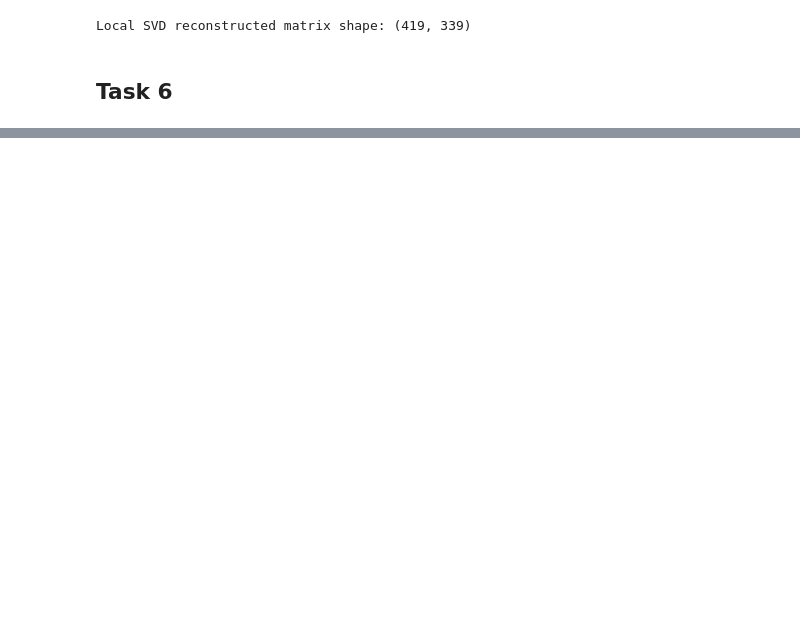
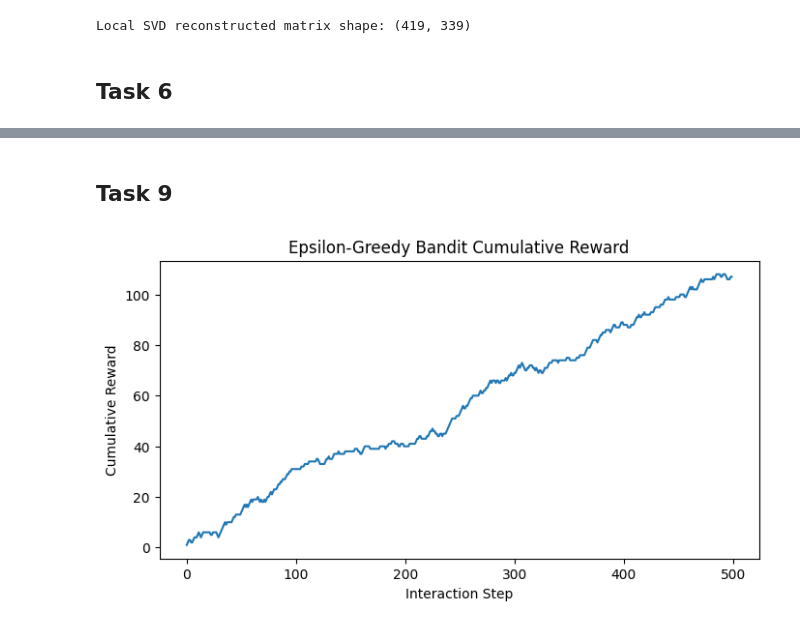
Before and after one commit to ashcrows/iitj_m25de1047_mlbd_Assignment03, a Jupyter notebook: notebook/assignment03.ipynb, the cells around one changed output, grey strips where cells are left out. Cells and saved outputs as stored; diff of their text form; code cells hidden in the pictures; blank space fills up the shorter version.

```diff
--- a/notebook/assignment03.ipynb
+++ b/notebook/assignment03.ipynb
@@ -638,0 +867,51 @@ Traceback (most recent call last):  File "<frozen runpy>", line 198, in _run_mod
+# %% [markdown]
+## Task 9
+# %%
+# Multi-Armed Bandit with epsilon-greedy
+rl_pd = ratings.select("userId", "movieId", "rating").toPandas()
+popular_movies = rl_pd.groupby("movieId")["rating"].count().sort_values(ascending=False).head(200).index.tolist()
+rl_subset = rl_pd[rl_pd["movieId"].isin(popular_movies)].copy()
+
+reward_table = defaultdict(dict)
+for row in rl_subset.itertuples(index=False):
+    reward_table[row.userId][row.movieId] = 1 if row.rating >= 4.0 else -1
+
+class EpsilonGreedyBandit:
+    def __init__(self, arms, epsilon=0.1):
+        self.arms = arms
+        self.epsilon = epsilon
+        self.counts = {a: 0 for a in arms}
+        self.values = {a: 0.0 for a in arms}
+
+    def choose(self):
+        if random.random() < self.epsilon:
+            return random.choice(self.arms)
+        return max(self.arms, key=lambda a: self.values[a])
+
+    def update(self, arm, reward):
+        self.counts[arm] += 1
+        n = self.counts[arm]
+        value = self.values[arm]
+        self.values[arm] = value + (reward - value) / n
+
+bandit = EpsilonGreedyBandit(popular_movies, epsilon=0.1)
+
+users_seq = rl_subset["userId"].drop_duplicates().sample(min(500, rl_subset["userId"].nunique()), random_state=42).tolist()
+cum_rewards = []
+total_reward = 0
+
+for uid in users_seq:
+    arm = bandit.choose()
+    reward = reward_table.get(uid, {}).get(arm, 0)
+    bandit.update(arm, reward)
+    total_reward += reward
+    cum_rewards.append(total_reward)
+
+plt.figure(figsize=(8, 4))
+plt.plot(cum_rewards)
+plt.title("Epsilon-Greedy Bandit Cumulative Reward")
+plt.xlabel("Interaction Step")
+plt.ylabel("Cumulative Reward")
+plt.show()
+# %% [output]
+[figure, added]
```
Also changed, not shown: parts of 29 cells of this notebook.
